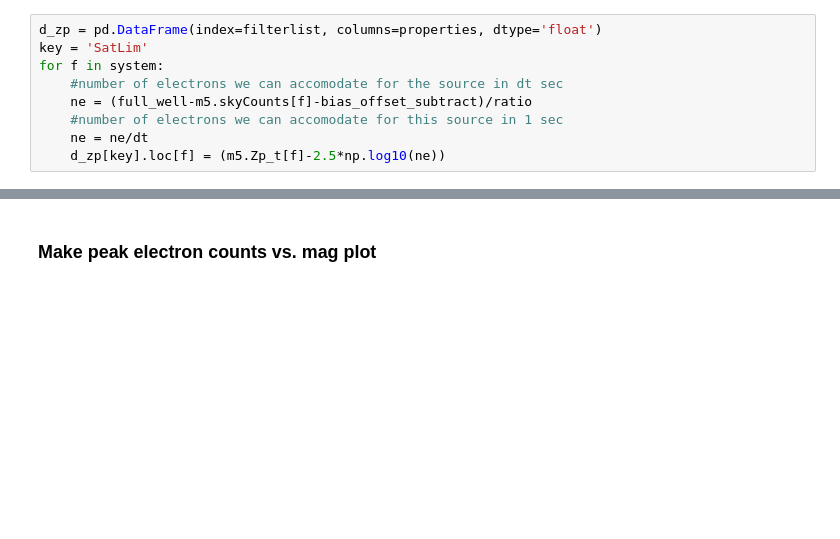
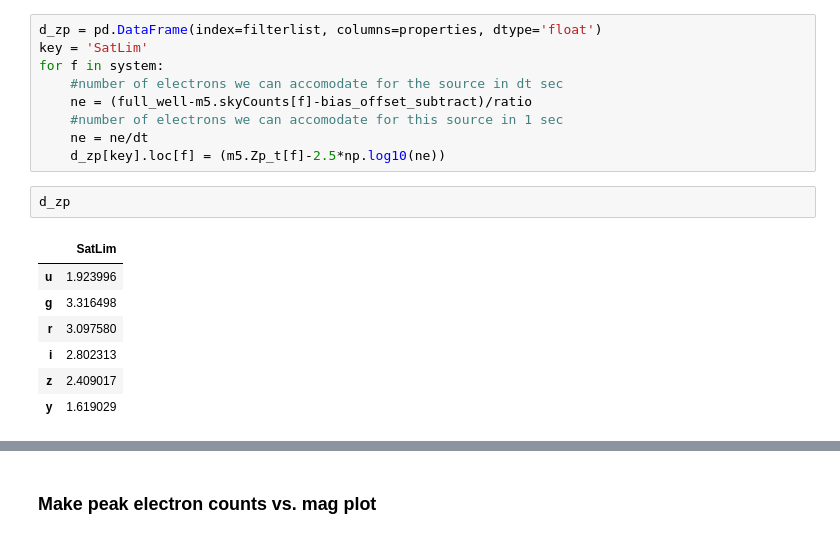
Before and after one commit to bxin/scratchBook, a Jupyter notebook: saturation_limit/saturation_limit_trail.ipynb, the cells around one changed output, grey strips where cells are left out. Saved outputs shown, nothing was run; the diff lists cells and outputs as text; blank space fills up the shorter version.

```diff
--- a/saturation_limit/saturation_limit_trail.ipynb
+++ b/saturation_limit/saturation_limit_trail.ipynb
@@ -141,6 +182,16 @@ for f in system:
     #number of electrons we can accomodate for this source in 1 sec
     ne = ne/dt
     d_zp[key].loc[f] = (m5.Zp_t[f]-2.5*np.log10(ne))
+# %%
+d_zp
+# %% [output]
+|  | SatLim |
+| u | 1.923996 |
+| g | 3.316498 |
+| r | 3.097580 |
+| i | 2.802313 |
+| z | 2.409017 |
+| y | 1.619029 |
 # %%
 round(d_zp - d)  #should be idential to above calculations
 # %% [output]
```
Also changed, not shown: parts of 27 cells of this notebook.
